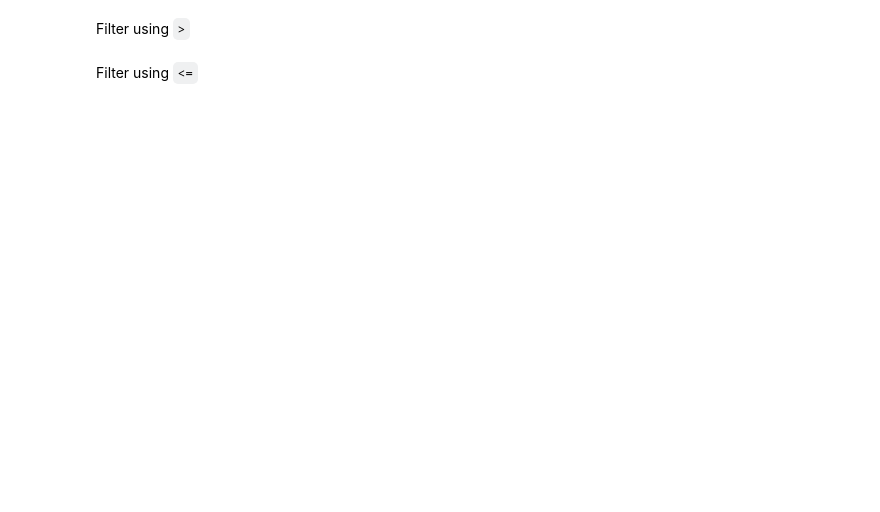
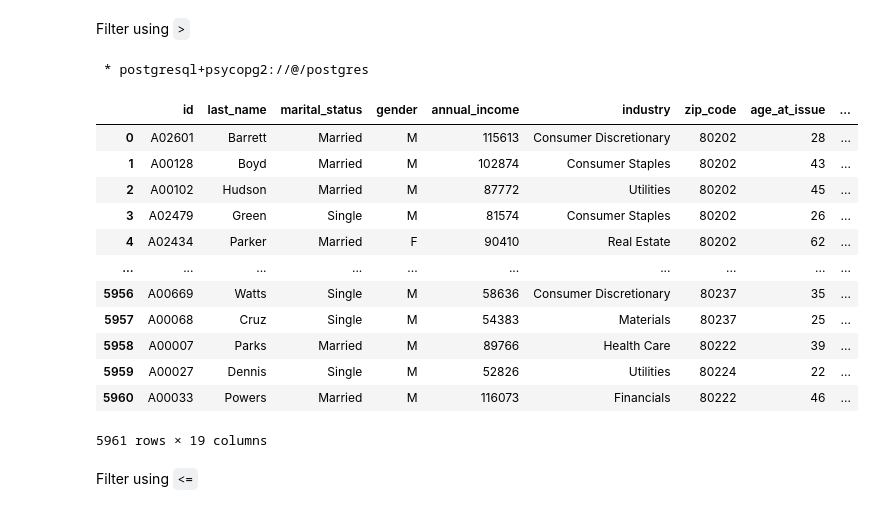
Before and after one commit to ratfarts/datasciencecoursera, a Jupyter notebook: Copy_of_Getting_Started_in_SQL_live_Student.ipynb, the cells around one changed output. Cells and saved outputs as stored; diff of their text form; code cells hidden in the pictures; blank space fills up the shorter version.

```diff
--- a/Copy_of_Getting_Started_in_SQL_live_Student.ipynb
+++ b/Copy_of_Getting_Started_in_SQL_live_Student.ipynb
@@ -201,7 +288,25 @@ Filter using `>`
 # %%
 %%sql
 
 -- Find members who earn more than $50,000 a year
+SELECT *
+FROM membership
+WHERE annual_income  > 50000
+# %% [output]
+ * postgresql+psycopg2://@/postgres
+|  | id | last_name | marital_status | gender | annual_income | industry | zip_code | age_at_issue | ... |
+| 0 | A02601 | Barrett | Married | M | 115613 | Consumer Discretionary | 80202 | 28 | ... |
+| 1 | A00128 | Boyd | Married | M | 102874 | Consumer Staples | 80202 | 43 | ... |
+| 2 | A00102 | Hudson | Married | M | 87772 | Utilities | 80202 | 45 | ... |
+| 3 | A02479 | Green | Single | M | 81574 | Consumer Staples | 80202 | 26 | ... |
+| 4 | A02434 | Parker | Married | F | 90410 | Real Estate | 80202 | 62 | ... |
+| ... | ... | ... | ... | ... | ... | ... | ... | ... | ... |
+| 5956 | A00669 | Watts | Single | M | 58636 | Consumer Discretionary | 80237 | 35 | ... |
+| 5957 | A00068 | Cruz | Single | M | 54383 | Materials | 80237 | 25 | ... |
+| 5958 | A00007 | Parks | Married | M | 89766 | Health Care | 80222 | 39 | ... |
+| 5959 | A00027 | Dennis | Single | M | 52826 | Utilities | 80224 | 22 | ... |
+| 5960 | A00033 | Powers | Married | M | 116073 | Financials | 80222 | 46 | ... |
+5961 rows × 19 columns
 # %% [markdown]
 Filter using `<=`
 # %%
```
Also changed, not shown: parts of 35 cells of this notebook.
